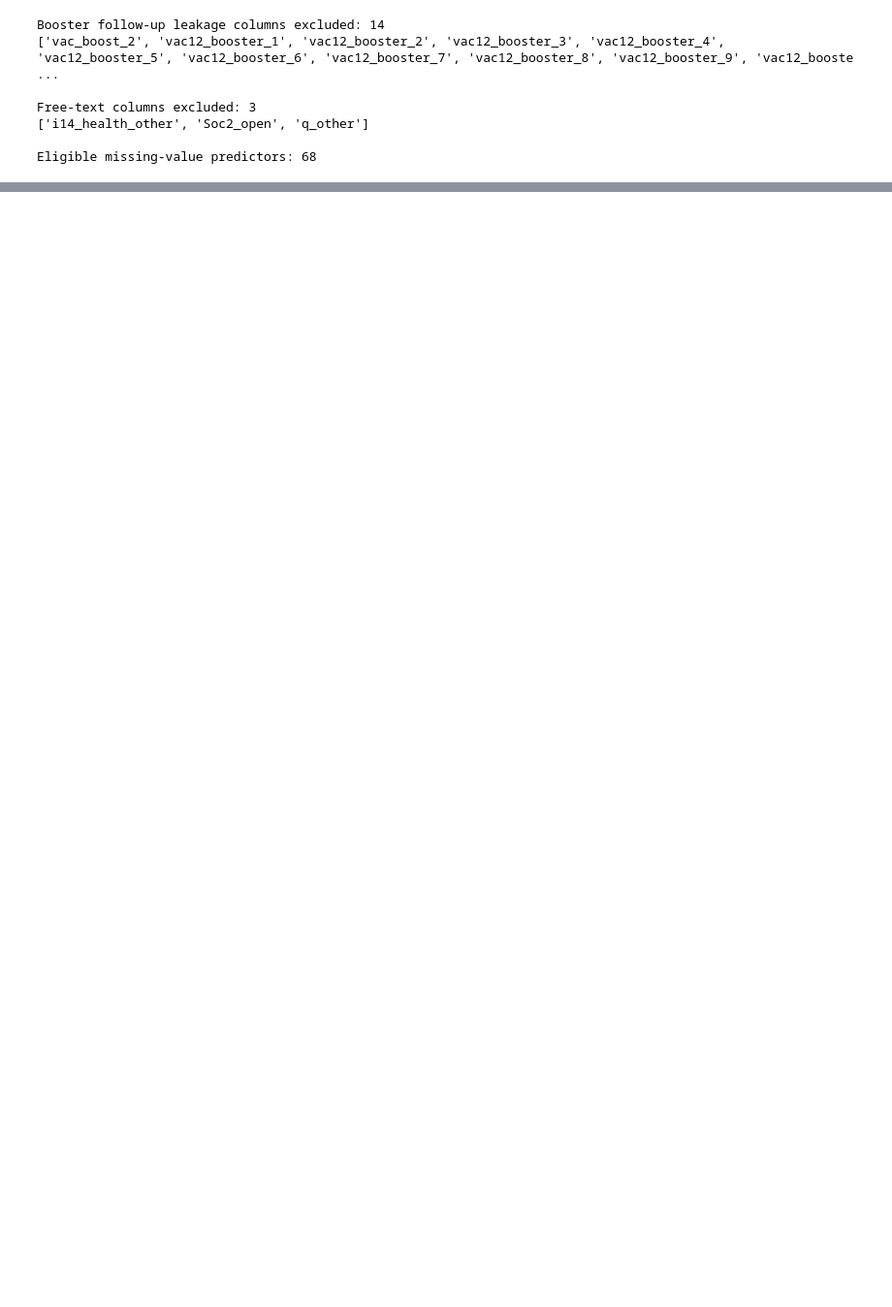
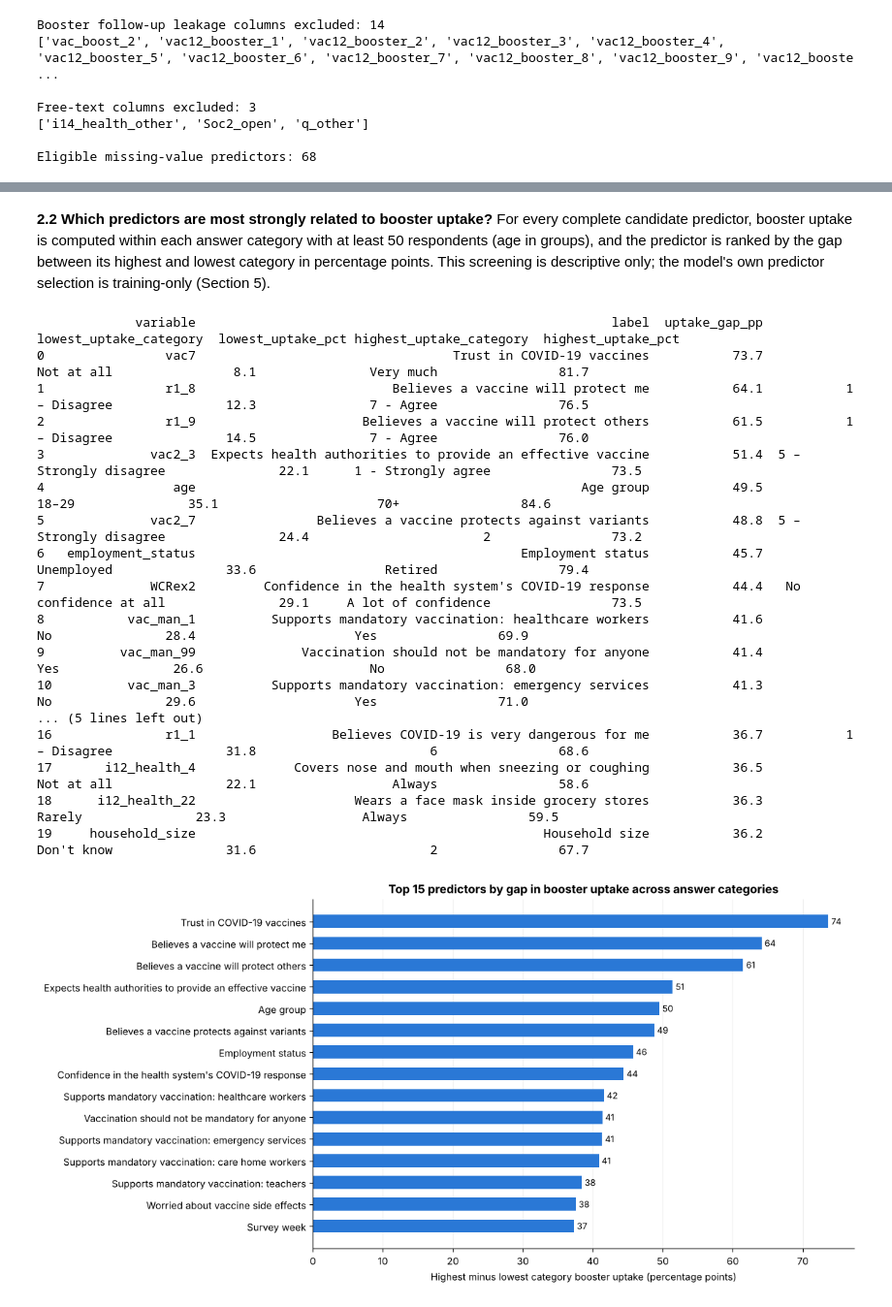
Before and after one commit to jimmyrua/8413-ML-GA1, a Jupyter notebook: GA1_model_2_missing_values.ipynb, the cells around one changed output, grey strips where cells are left out. Shown at 97% size. Cells and saved outputs as stored; diff of their text form; code cells hidden in the pictures; blank space fills up the shorter version.

```diff
--- a/GA1_model_2_missing_values.ipynb
+++ b/GA1_model_2_missing_values.ipynb
@@ -231,0 +371,80 @@ Eligible missing-value predictors: 68
+# %% [markdown]
+**2.2 Which predictors are most strongly related to booster uptake?** For every complete candidate predictor, booster uptake is computed within each answer category with at least 50 respondents (age in groups), and the predictor is ranked by the gap between its highest and lowest category in percentage points. This screening is descriptive only; the model's own predictor selection is training-only (Section 5).
+# %%
+PREDICTOR_LABELS = {
+    "vac7": "Trust in COVID-19 vaccines",
+    "r1_8": "Believes a vaccine will protect me",
+    "r1_9": "Believes a vaccine will protect others",
+    "vac2_3": "Expects health authorities to provide an effective vaccine",
+    "age": "Age group",
+    "vac2_7": "Believes a vaccine protects against variants",
+    "employment_status": "Employment status",
+    "WCRex2": "Confidence in the health system's COVID-19 response",
+    "vac_man_1": "Supports mandatory vaccination: healthcare workers",
+    "vac_man_99": "Vaccination should not be mandatory for anyone",
+    "vac_man_3": "Supports mandatory vaccination: emergency services",
+    "vac_man_2": "Supports mandatory vaccination: care home workers",
+    "vac_man_4": "Supports mandatory vaccination: teachers",
+    "vac2_2": "Worried about vaccine side effects",
+    "qweek": "Survey week",
+    "cantril_ladder": "Life satisfaction (0–10)",
+    "r1_1": "Believes COVID-19 is very dangerous for me",
+    "i12_health_4": "Covers nose and mouth when sneezing or coughing",
+    "i12_health_22": "Wears a face mask inside grocery stores",
+    "household_size": "Household size",
+    "household_children": "Children under 18 in household",
+    "region": "Province or territory",
+    "gender": "Gender",
+}
+
+MIN_CATEGORY_N = 50
+association_rows = []
+for name in complete_candidates:
+    groups = eda["age_group"] if name == "age" else eda[name].astype(str)
+    category_rates = eda.groupby(groups, observed=True)["booster_yes"].agg(["mean", "size"])
+    category_rates = category_rates[category_rates["size"] >= MIN_CATEGORY_N]
+    association_rows.append({
+        "variable": name,
+        "label": PREDICTOR_LABELS.get(name, name),
+        "uptake_gap_pp": (category_rates["mean"].max() - category_rates["mean"].min()) * 100,
+        "lowest_uptake_category": category_rates["mean"].idxmin(),
+        "lowest_uptake_pct": category_rates["mean"].min() * 100,
+        "highest_uptake_category": category_rates["mean"].idxmax(),
+        "highest_uptake_pct": category_rates["mean"].max() * 100,
+    })
+predictor_association = (
+    pd.DataFrame(association_rows)
+    .sort_values("uptake_gap_pp", ascending=False)
+    .reset_index(drop=True)
+)
+print(predictor_association.head(20).round(1).to_string())
+
+top_associations = predictor_association.head(15).iloc[::-1]
+fig, ax = plt.subplots(figsize=(10, 6.5))
+bars = ax.barh(top_associations["label"], top_associations["uptake_gap_pp"], color=PRIMARY_COLOR, height=0.6)
+ax.bar_label(bars, fmt="%.0f", padding=3, fontsize=9)
+ax.set(
+    title="Top 15 predictors by gap in booster uptake across answer categories",
+    xlabel="Highest minus lowest category booster uptake (percentage points)",
+)
+ax.grid(axis="y", visible=False)
+plt.show()
+# %% [output]
+             variable                                                       label  uptake_gap_pp lowest_uptake_category  lowest_uptake_pct highest_uptake_category  highest_uptake_pct
+0                vac7                                  Trust in COVID-19 vaccines           73.7             Not at all                8.1               Very much                81.7
+1                r1_8                          Believes a vaccine will protect me           64.1           1 – Disagree               12.3               7 - Agree                76.5
+2                r1_9                      Believes a vaccine will protect others           61.5           1 – Disagree               14.5               7 - Agree                76.0
+3              vac2_3  Expects health authorities to provide an effective vaccine           51.4  5 – Strongly disagree               22.1      1 - Strongly agree                73.5
+4                 age                                                   Age group           49.5                  18–29               35.1                     70+                84.6
+5              vac2_7                Believes a vaccine protects against variants           48.8  5 – Strongly disagree               24.4                       2                73.2
+6   employment_status                                           Employment status           45.7             Unemployed               33.6                 Retired                79.4
+7              WCRex2         Confidence in the health system's COVID-19 response           44.4   No confidence at all               29.1     A lot of confidence                73.5
+8           vac_man_1          Supports mandatory vaccination: healthcare workers           41.6                     No               28.4                     Yes                69.9
+9          vac_man_99              Vaccination should not be mandatory for anyone           41.4                    Yes               26.6                      No                68.0
+10          vac_man_3          Supports mandatory vaccination: emergency services           41.3                     No               29.6                     Yes                71.0
+... (5 lines left out)
+16               r1_1                  Believes COVID-19 is very dangerous for me           36.7           1 – Disagree               31.8                       6                68.6
+17       i12_health_4             Covers nose and mouth when sneezing or coughing           36.5             Not at all               22.1                  Always                58.6
+18      i12_health_22                     Wears a face mask inside grocery stores           36.3                 Rarely               23.3                  Always                59.5
+19     household_size                                              Household size           36.2             Don't know               31.6                       2                67.7
+[figure, added]
```
Also changed, not shown: parts of 40 cells of this notebook.
